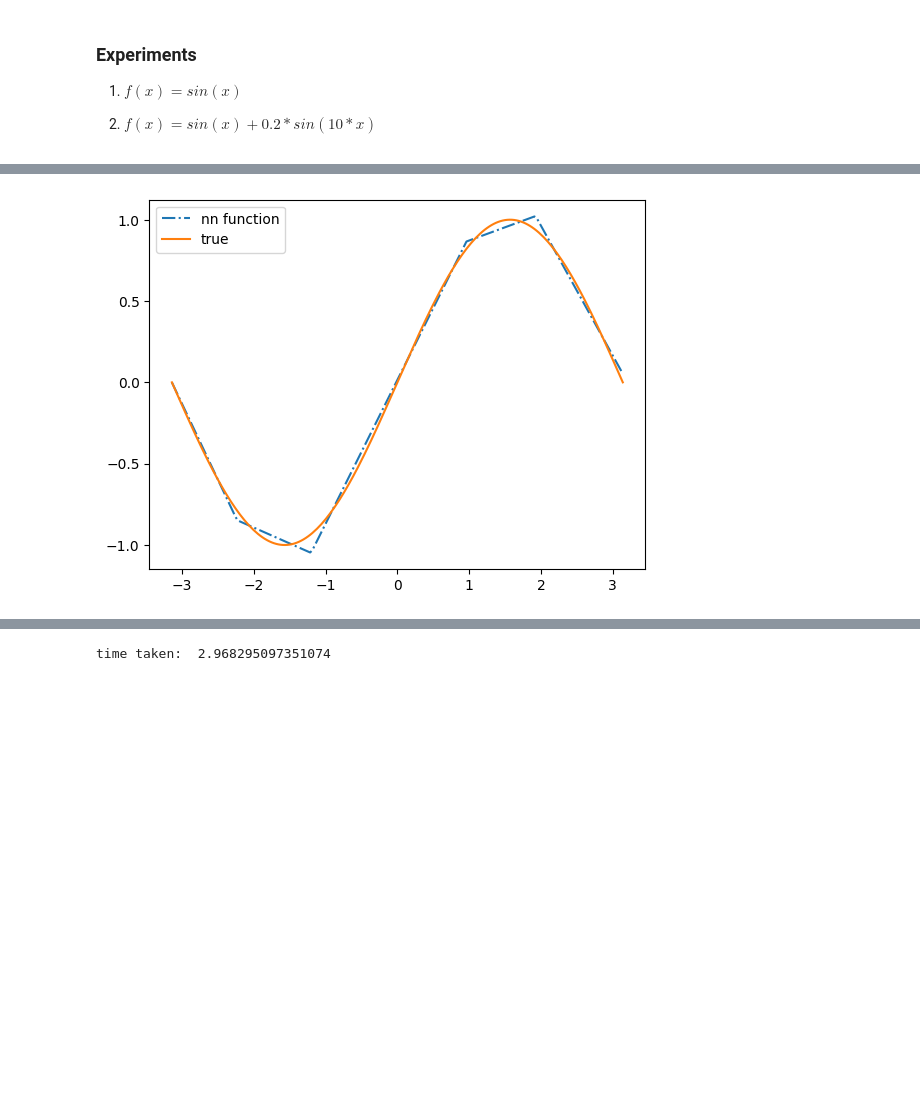
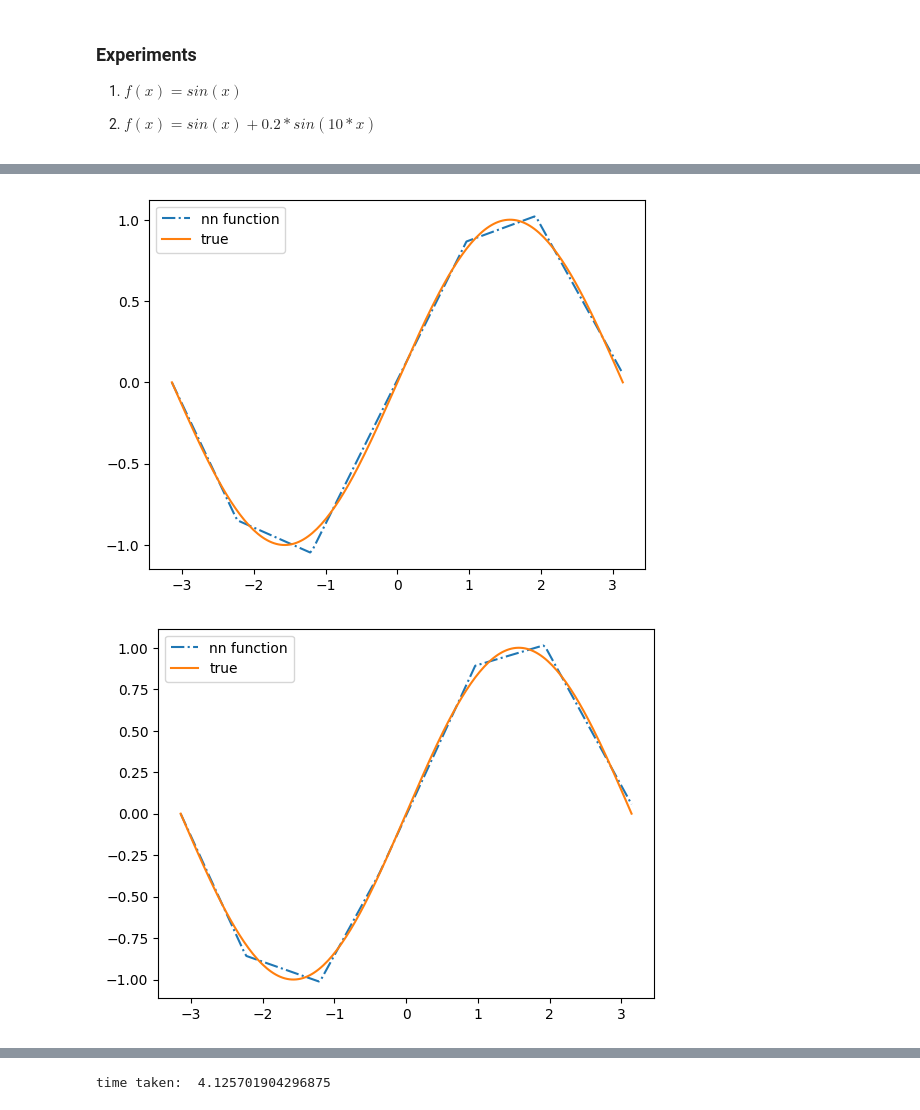
Before and after one commit to georgexxu/ProgrammingAssignment, a Jupyter notebook: L2Fitting1D_OGA.ipynb, the cells around one changed output, grey strips where cells are left out. Cells and saved outputs as stored; diff of their text form; code cells hidden in the pictures; blank space fills up the shorter version.

```diff
--- a/L2Fitting1D_OGA.ipynb
+++ b/L2Fitting1D_OGA.ipynb
@@ -296,18 +296,20 @@ def OGAL2FittingReLU1D(my_model,target,relu_dict_parameters,num_epochs,plot_freq
 
 2. $f(x) = sin(x) + 0.2*sin(10*x)$
 # %%
-#
+## How OGA add neurons each time. Dynamics of OGA training.
 def target(x):
-    return torch.sin(x)
+    return torch.sin(x) #+ 0.2*torch.sin(10*x)
+
 relu_dict_parameters = relu_dict(-pi,pi,2**10) #
 err_relu_list = []
 my_model = None
-num_epochs = 5
+num_epochs = 10 # number of neurons added
 err, my_model = OGAL2FittingReLU1D(my_model,target,relu_dict_parameters, \
                     num_epochs,plot_freq = 1,integration_intervals=2**10)
 # %% [output]
 [figure]
 [figure]
 [figure]
 [figure]
 [figure]
+[figure, added]
@@ -314,4 +320,4 @@ err, my_model = OGAL2FittingReLU1D(my_model,target,relu_dict_parameters, \
-time taken:  2.968295097351074
+time taken:  4.125701904296875
 # %%
 def target(x):
     return torch.sin(x)
```
Also changed, not shown: parts of 3 cells of this notebook.
